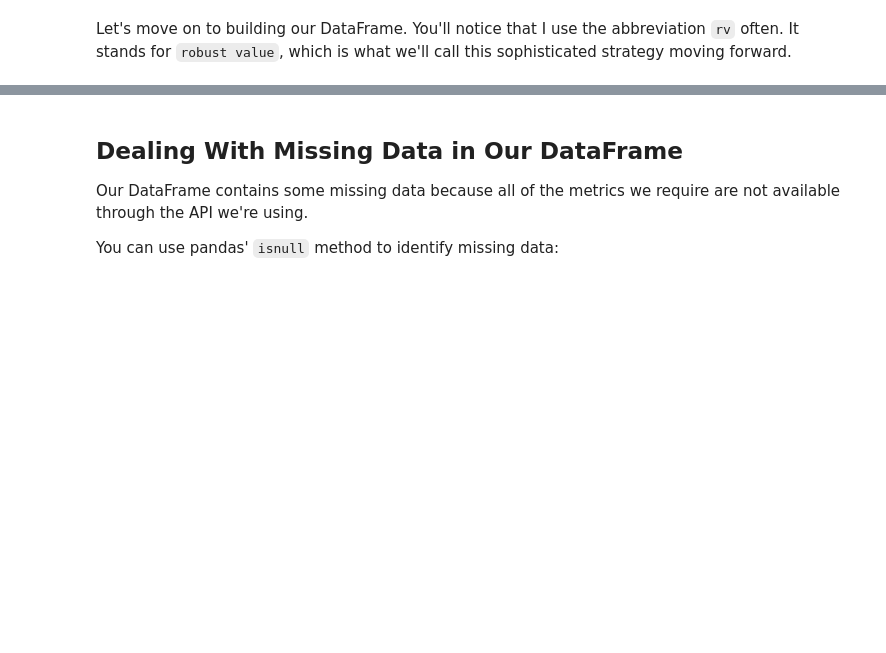
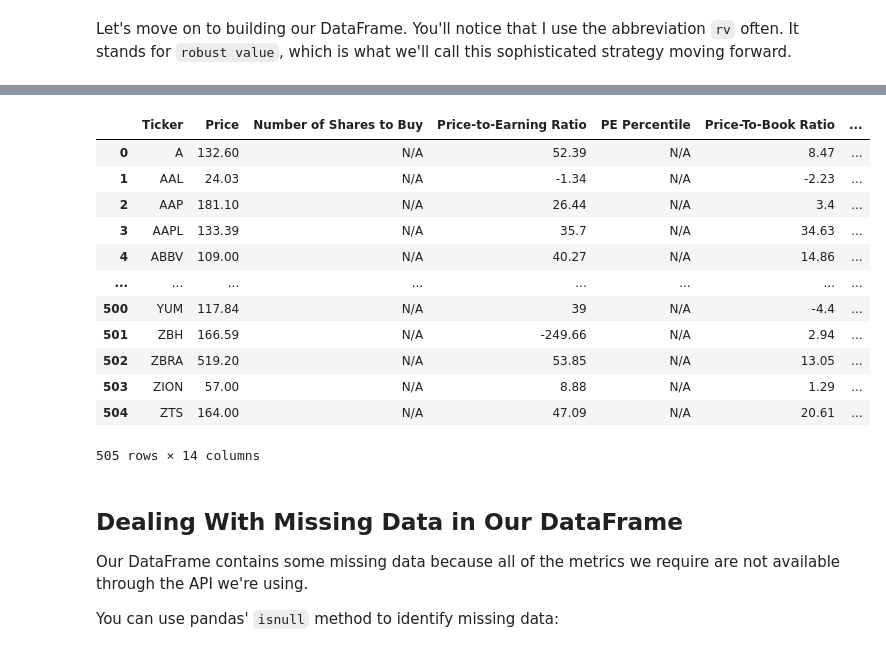
Before and after one commit to avin-shum/algorithmic-trading-python, a Jupyter notebook: learning_files/003_quantitative_value_strategy.ipynb, the cells around one changed output, grey strips where cells are left out. Cells and saved outputs as stored; diff of their text form; code cells hidden in the pictures; blank space fills up the shorter version.

Commit message:
3.8 Building a Better (and More Realistic) Value Strategy (3:54:45)

```diff
--- a/learning_files/003_quantitative_value_strategy.ipynb
+++ b/learning_files/003_quantitative_value_strategy.ipynb
@@ -197,3 +197,27 @@ Investors typically use a `composite` basket of valuation metrics to build robus
 * Enterprise Value divided by Gross Profit (EV/GP)
 
 Some of these metrics aren't provided directly by the IEX Cloud API, and must be computed after pulling raw data. We'll start by calculating each data point from scratch.
+# %%
+symbol = 'AAPL'
+batch_api_call_url = f'https://sandbox.iexapis.com/stable/stock/market/batch?symbols={symbol}&types=quote,advanced-stats&token={IEX_CLOUD_API_TOKEN}'
+data = requests.get(batch_api_call_url).json()
+print(data['AAPL']['advanced-stats'])
+print(data['AAPL']['advanced-stats']['enterpriseValue'])
+
+# Price-to-earnings ratio
+pe_ratio = data[symbol]['quote']['peRatio']
+
+# Price-to-book ratio
+pb_ratio = data['AAPL']['advanced-stats']['priceToBook']
+
+# Price-to-sales ratio
+ps_ratio = data['AAPL']['advanced-stats']['priceToSales']
+
+# Enterprise Value divided by Earnings Before Interest, Taxes, Depreciation, and Amortization (EV/EBITDA)
+enterprise_value = data['AAPL']['advanced-stats']['enterpriseValue']
+ebitda = data['AAPL']['advanced-stats']['EBITDA']
+ev_to_ebitda =  enterprise_value / ebitda
+
+# Enterprise Value divided by Gross Profit (EV/GP)
+gross_profit = data['AAPL']['advanced-stats']['grossProfit']
+ev_to_gross_profit = enterprise_value / gross_profit
@@ -220,3 +288,19 @@ Let's move on to building our DataFrame. You'll notice that I use the abbreviati
+# %%
+rv_dataframe
+# %% [output]
+|  | Ticker | Price | Number of Shares to Buy | Price-to-Earning Ratio | PE Percentile | Price-To-Book Ratio | ... |
+| 0 | A | 132.60 | N/A | 52.39 | N/A | 8.47 | ... |
+| 1 | AAL | 24.03 | N/A | -1.34 | N/A | -2.23 | ... |
+| 2 | AAP | 181.10 | N/A | 26.44 | N/A | 3.4 | ... |
+| 3 | AAPL | 133.39 | N/A | 35.7 | N/A | 34.63 | ... |
+| 4 | ABBV | 109.00 | N/A | 40.27 | N/A | 14.86 | ... |
+| ... | ... | ... | ... | ... | ... | ... | ... |
+| 500 | YUM | 117.84 | N/A | 39 | N/A | -4.4 | ... |
+| 501 | ZBH | 166.59 | N/A | -249.66 | N/A | 2.94 | ... |
+| 502 | ZBRA | 519.20 | N/A | 53.85 | N/A | 13.05 | ... |
+| 503 | ZION | 57.00 | N/A | 8.88 | N/A | 1.29 | ... |
+| 504 | ZTS | 164.00 | N/A | 47.09 | N/A | 20.61 | ... |
+505 rows × 14 columns
 # %% [markdown]
 ## Dealing With Missing Data in Our DataFrame
 
```
Also changed, not shown: parts of 4 cells of this notebook.
